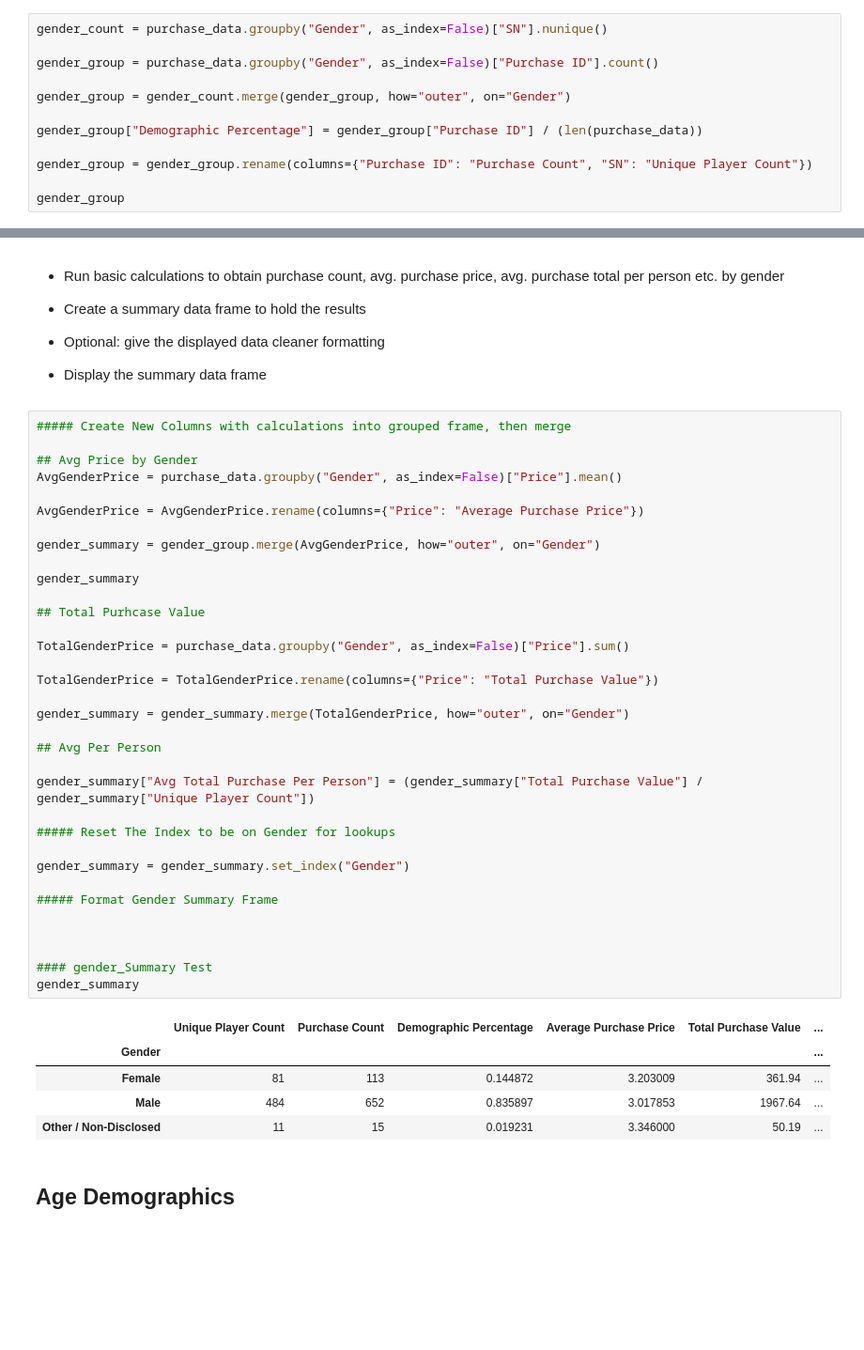
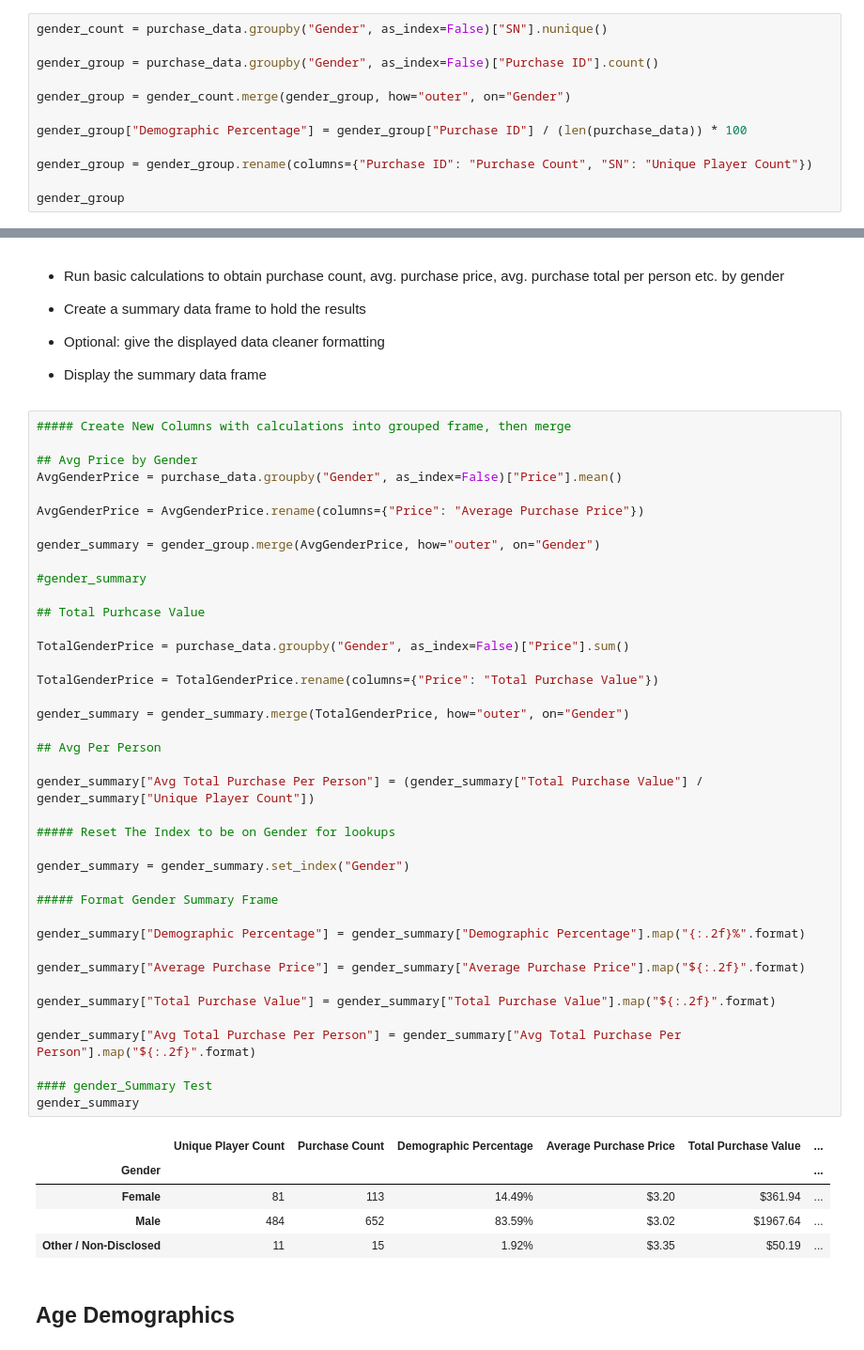
Before and after one commit to wgaechter/WG_Pandas_HW, a Jupyter notebook: HeroesOfPymoli_starter.ipynb, the cells around one changed output, grey strips where cells are left out. Shown at 94% size. Cells and saved outputs as stored; diff of their text form; blank space fills up the shorter version.

```diff
--- a/HeroesOfPymoli_starter.ipynb
+++ b/HeroesOfPymoli_starter.ipynb
@@ -69,7 +77,7 @@ gender_group = purchase_data.groupby("Gender", as_index=False)["Purchase ID"].co
 
 gender_group = gender_count.merge(gender_group, how="outer", on="Gender")
 
-gender_group["Demographic Percentage"] = gender_group["Purchase ID"] / (len(purchase_data))
+gender_group["Demographic Percentage"] = gender_group["Purchase ID"] / (len(purchase_data)) * 100
 
 gender_group = gender_group.rename(columns={"Purchase ID": "Purchase Count", "SN": "Unique Player Count"})
 
@@ -104,37 +123,43 @@ AvgGenderPrice = purchase_data.groupby("Gender", as_index=False)["Price"].mean()
 AvgGenderPrice = AvgGenderPrice.rename(columns={"Price": "Average Purchase Price"})
 
 gender_summary = gender_group.merge(AvgGenderPrice, how="outer", on="Gender")
 
-gender_summary
+#gender_summary
 
 ## Total Purhcase Value
 
 TotalGenderPrice = purchase_data.groupby("Gender", as_index=False)["Price"].sum()
 
 TotalGenderPrice = TotalGenderPrice.rename(columns={"Price": "Total Purchase Value"})
 
 gender_summary = gender_summary.merge(TotalGenderPrice, how="outer", on="Gender")
 
 ## Avg Per Person
 
 gender_summary["Avg Total Purchase Per Person"] = (gender_summary["Total Purchase Value"] / gender_summary["Unique Player Count"])
 
 ##### Reset The Index to be on Gender for lookups
 
 gender_summary = gender_summary.set_index("Gender")
 
 ##### Format Gender Summary Frame
 
+gender_summary["Demographic Percentage"] = gender_summary["Demographic Percentage"].map("{:.2f}%".format)
 
+gender_summary["Average Purchase Price"] = gender_summary["Average Purchase Price"].map("${:.2f}".format)
+
+gender_summary["Total Purchase Value"] = gender_summary["Total Purchase Value"].map("${:.2f}".format)
+
+gender_summary["Avg Total Purchase Per Person"] = gender_summary["Avg Total Purchase Per Person"].map("${:.2f}".format)
 
 #### gender_Summary Test
 gender_summary
 # %% [output]
 |  | Unique Player Count | Purchase Count | Demographic Percentage | Average Purchase Price | Total Purchase Value | ... |
 | Gender |  |  |  |  |  | ... |
-| Female | 81 | 113 | 0.144872 | 3.203009 | 361.94 | ... |
-| Male | 484 | 652 | 0.835897 | 3.017853 | 1967.64 | ... |
-| Other / Non-Disclosed | 11 | 15 | 0.019231 | 3.346000 | 50.19 | ... |
+| Female | 81 | 113 | 14.49% | $3.20 | $361.94 | ... |
+| Male | 484 | 652 | 83.59% | $3.02 | $1967.64 | ... |
+| Other / Non-Disclosed | 11 | 15 | 1.92% | $3.35 | $50.19 | ... |
 # %% [markdown]
 ## Age Demographics
 # %% [markdown]
```
Also changed, not shown: parts of 9 cells of this notebook.
